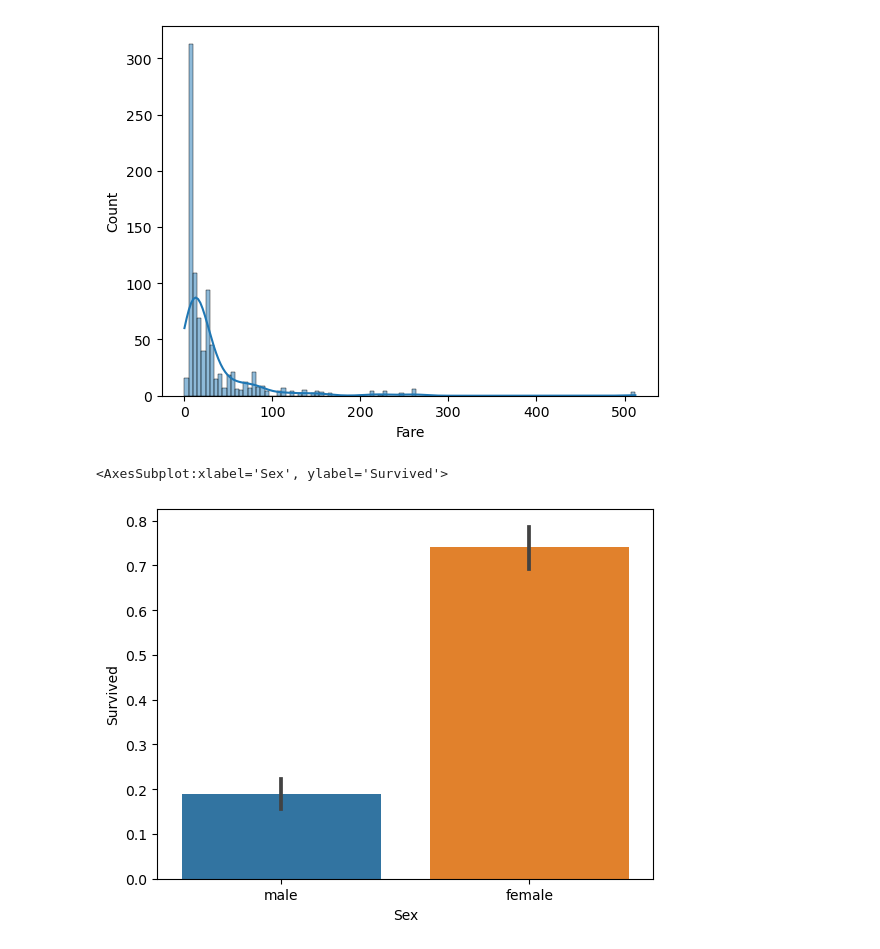
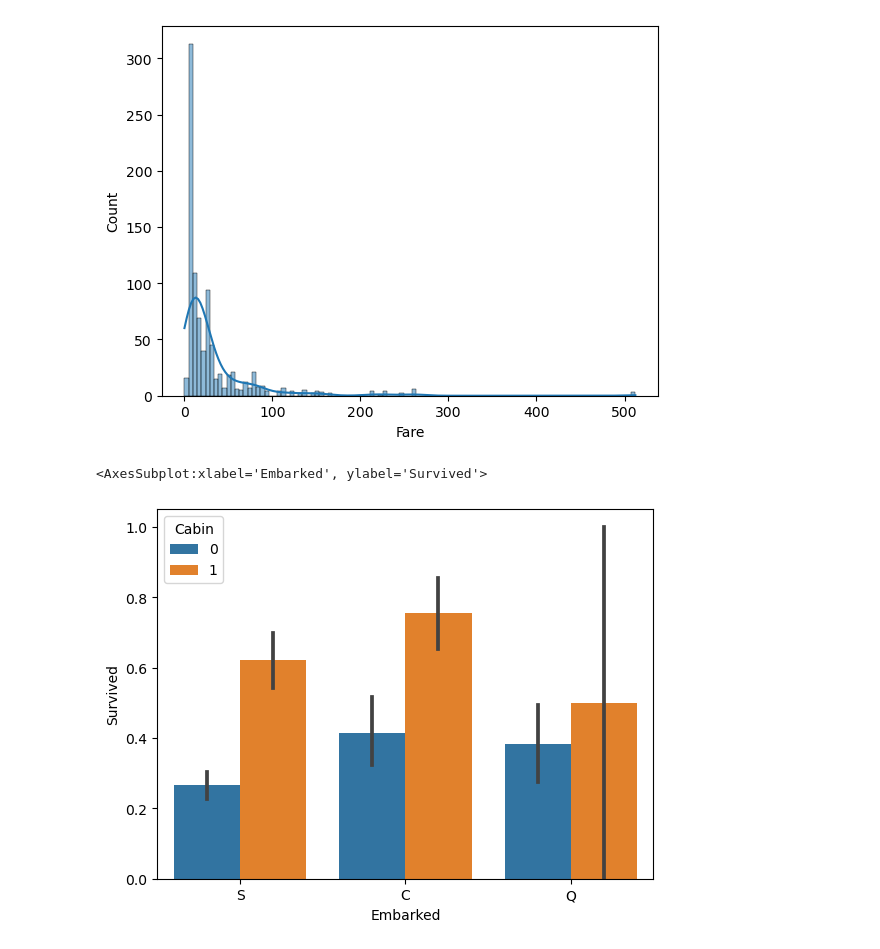
Before and after one commit to AkshayDawkhar/titanic, a Jupyter notebook: train.ipynb, the cells around one changed output. Cells and saved outputs as stored; diff of their text form; code cells hidden in the pictures.

```diff
--- a/train.ipynb
+++ b/train.ipynb
@@ -23,3 +47,6 @@ dtype: int64
 # %%
 # profile = pp.ProfileReport(df=df)
 # profile.to_file(output_file='data_report.html')
+df.drop(columns=['Ticket','Name','PassengerId'],inplace=True)
+# x
+df.iloc[:,:-2]
@@ -26,4 +67,3 @@ dtype: int64
 # %%
-df.drop(['Name','PassengerId','Ticket'],axis=1,inplace=True)
-df
+df.Cabin.value_counts()
 # %% [output]
@@ -43,2 +73,5 @@ df
 # %%
 df['family'] = df['SibSp'] + df['Parch']
+df.drop(columns=['SibSp','Parch'],inplace=True)
+df['Cabin'] = df['Cabin'].fillna(0).replace({0: 0, r'^[^0]+$': 1}, regex=True)
+df
@@ -44,0 +92,3 @@ df['family'] = df['SibSp'] + df['Parch']
+# %%
+df.Cabin=  df.Cabin.convert_dtypes(bool)
+df.Cabin.value_counts()
@@ -53,7 +107,7 @@ sea.histplot(data=df['Fare'],kde=True)
 <AxesSubplot:xlabel='Fare', ylabel='Count'>
 [figure]
 # %%
-sea.barplot(data=df,x='Sex',y='Survived')
+sea.barplot(data=df,x='Embarked',y='Survived',hue='Cabin')
 # %% [output]
-<AxesSubplot:xlabel='Sex', ylabel='Survived'>
+<AxesSubplot:xlabel='Embarked', ylabel='Survived'>
-[figure, old version]
+[figure, new version]
```
Also changed, not shown: parts of 21 cells of this notebook.
